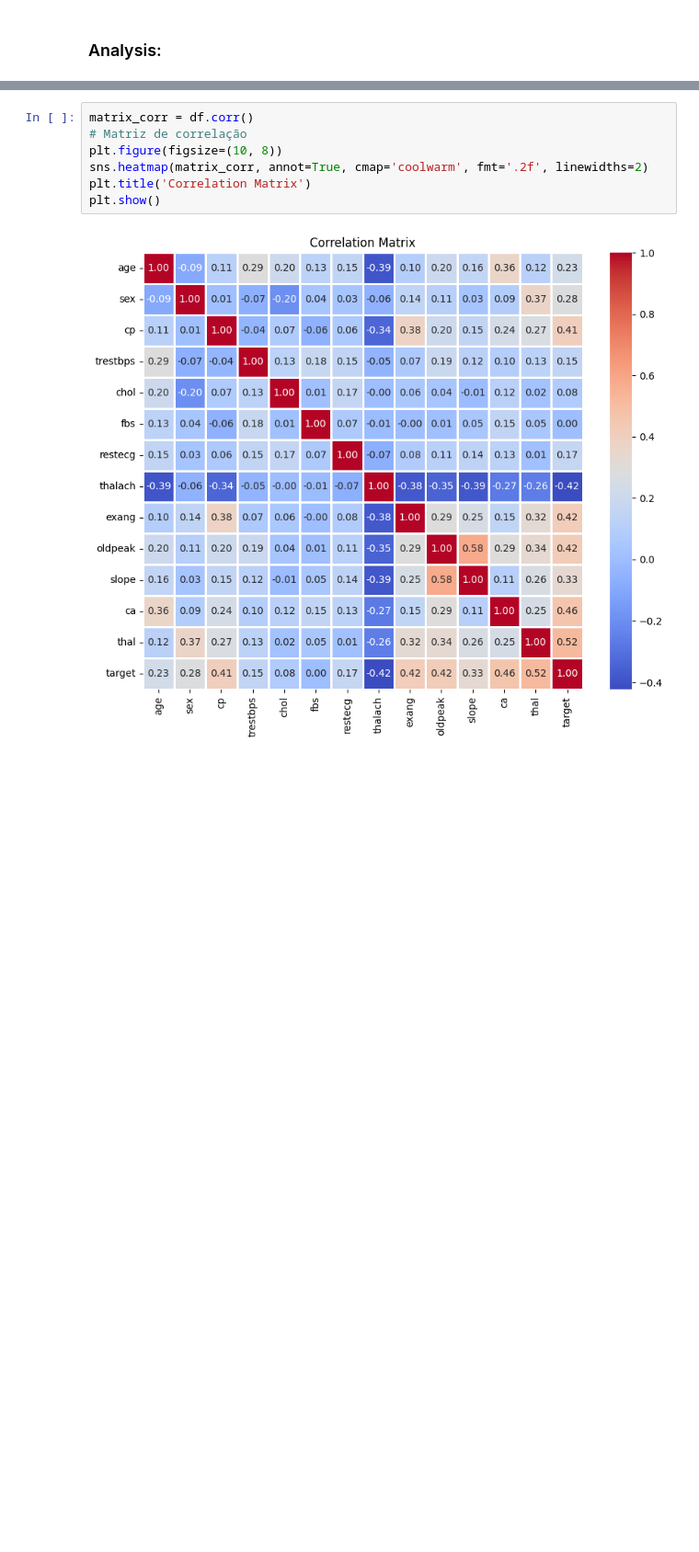
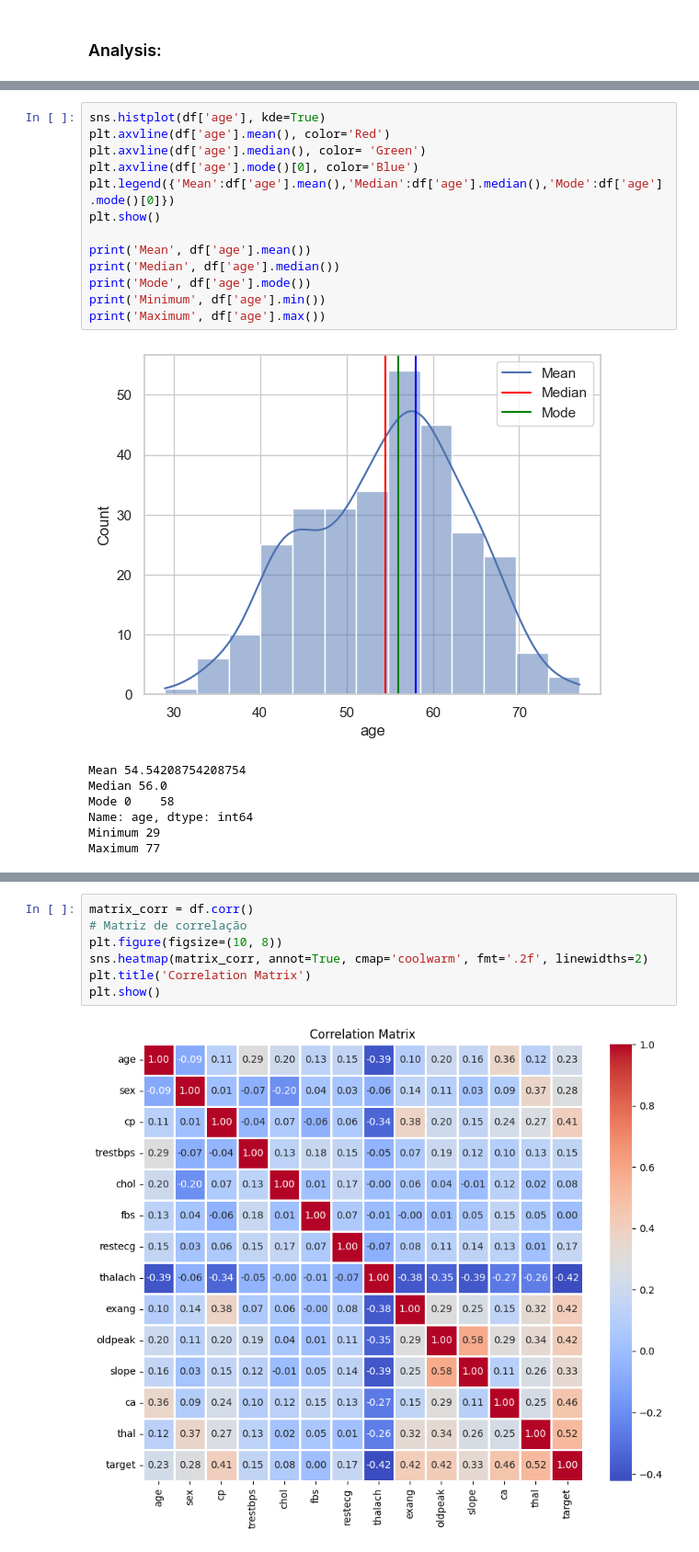
Before and after one commit to cristiano-nicolau/faa_t1, a Jupyter notebook: data_analyses.ipynb, the cells around one changed output, grey strips where cells are left out. Shown at 92% size. Cells and saved outputs as stored; diff of their text form; blank space fills up the shorter version.

```diff
--- a/data_analyses.ipynb
+++ b/data_analyses.ipynb
@@ -122,0 +191,21 @@ plt.show()
+# %%
+sns.histplot(df['age'], kde=True)
+plt.axvline(df['age'].mean(), color='Red')
+plt.axvline(df['age'].median(), color= 'Green')
+plt.axvline(df['age'].mode()[0], color='Blue')
+plt.legend({'Mean':df['age'].mean(),'Median':df['age'].median(),'Mode':df['age'].mode()[0]})
+plt.show()
+
+print('Mean', df['age'].mean())
+print('Median', df['age'].median())
+print('Mode', df['age'].mode())
+print('Minimum', df['age'].min())
+print('Maximum', df['age'].max())
+# %% [output]
+[figure, added]
+Mean 54.54208754208754
+Median 56.0
+Mode 0    58
+Name: age, dtype: int64
+Minimum 29
+Maximum 77
```
Also changed, not shown: parts of 24 cells of this notebook.
